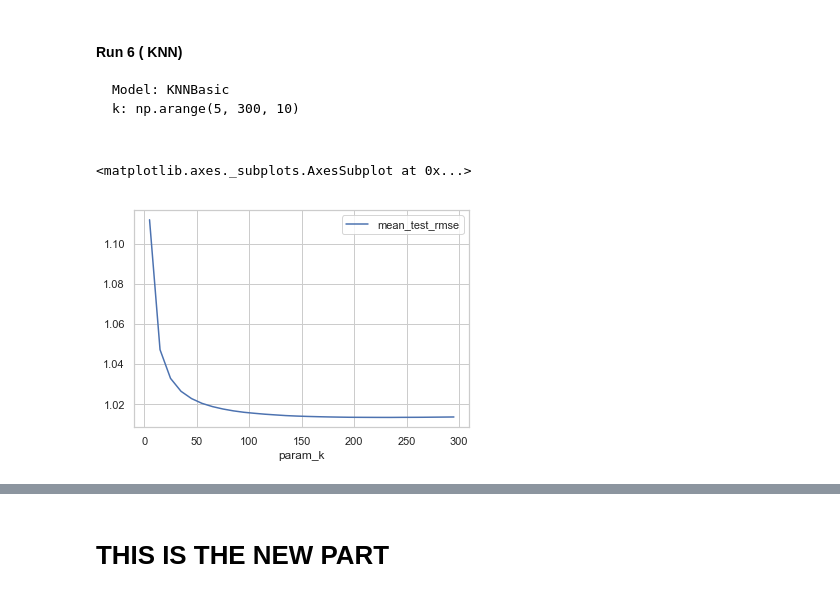
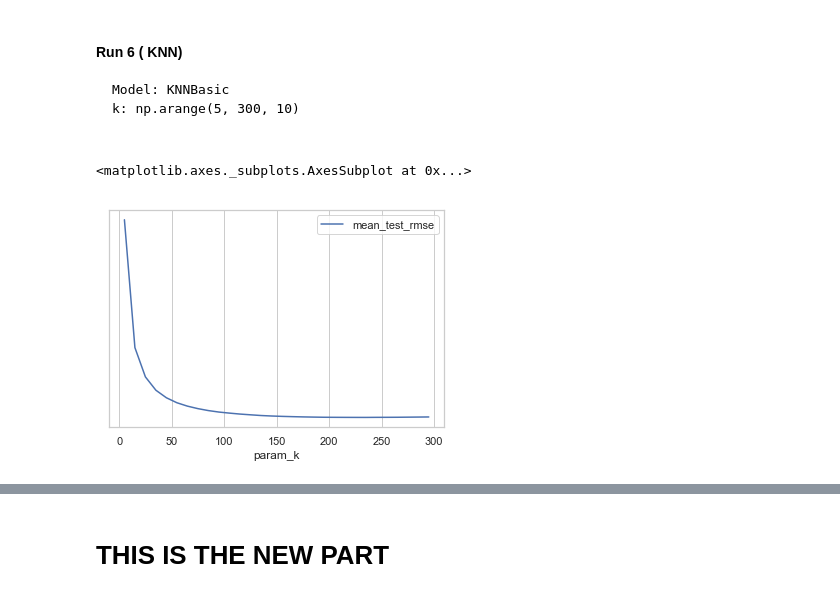
Before and after one commit to justcho5/ml_projects, a Jupyter notebook: project2/AnalyzeResult.ipynb, the cells around one changed output, grey strips where cells are left out. Saved outputs shown, nothing was run; the diff lists cells and outputs as text; code cells hidden in the pictures.

```diff
--- a/project2/AnalyzeResult.ipynb
+++ b/project2/AnalyzeResult.ipynb
@@ -294,10 +296,10 @@ k: np.arange(5, 300, 10)
 run_5_gs = pickle.load(open('run_6_knn/GridSearch_KNNBasic.result2', 'rb'))
 results_df = pd.DataFrame.from_dict(run_5_gs.cv_results)
 # %%
-results_df.plot.line(x='param_k', y=['mean_test_rmse'])
+results_df.plot.line(x='param_k', y=['mean_test_rmse'], logy=True)
 # %% [output]
 <matplotlib.axes._subplots.AxesSubplot at 0x...>
-[figure, old version]
+[figure, new version]
 # %%
 algo = run_5_gs.best_estimator['rmse']
 algo.fit(data_input.build_full_trainset())
```
Also changed, not shown: parts of 12 cells of this notebook, 1 other file.
